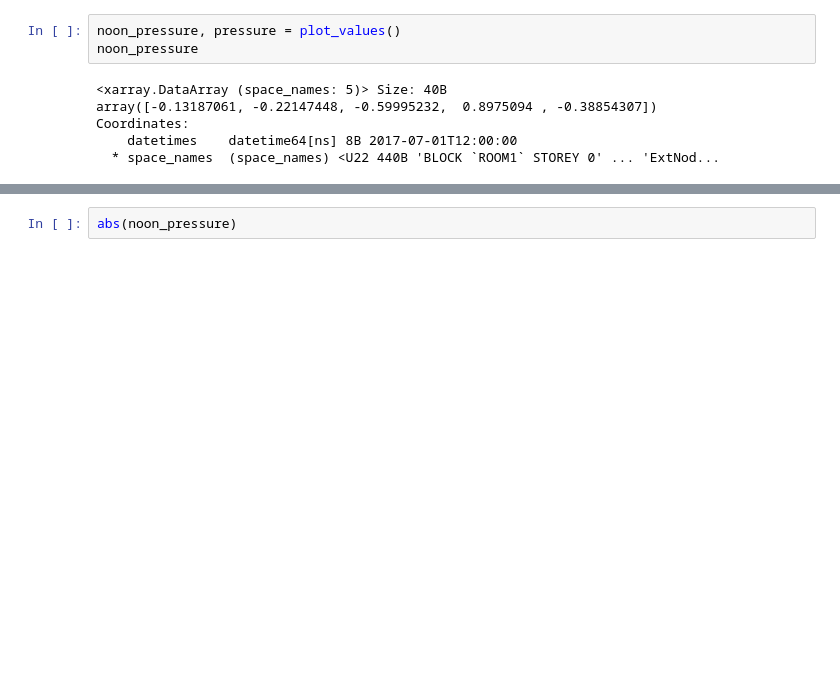
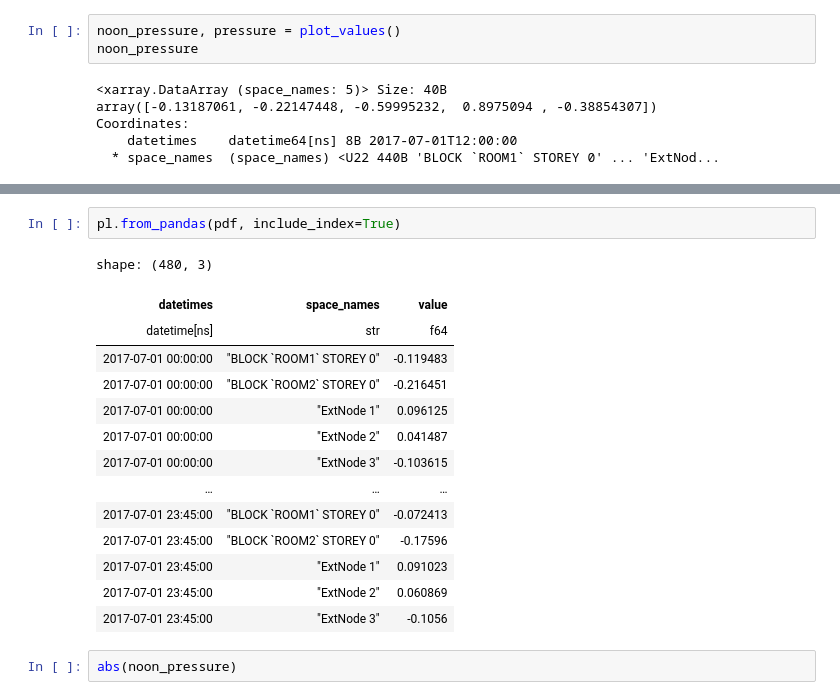
Before and after one commit to juliet29/plan2eplus, a Jupyter notebook: notebooks/xarray.ipynb, the cells around one changed output, grey strips where cells are left out. Drawn from its saved outputs; the diff is of its cells as text; blank space fills up the shorter version.

```diff
--- a/notebooks/xarray.ipynb
+++ b/notebooks/xarray.ipynb
@@ -35,3 +55,20 @@ Coordinates:
+# %%
+pl.from_pandas(pdf, include_index=True)
+# %% [output]
+shape: (480, 3)
+| datetimes | space_names | value |
+| datetime[ns] | str | f64 |
+| 2017-07-01 00:00:00 | "BLOCK `ROOM1` STOREY 0" | -0.119483 |
+| 2017-07-01 00:00:00 | "BLOCK `ROOM2` STOREY 0" | -0.216451 |
+| 2017-07-01 00:00:00 | "ExtNode 1" | 0.096125 |
+| 2017-07-01 00:00:00 | "ExtNode 2" | 0.041487 |
+| 2017-07-01 00:00:00 | "ExtNode 3" | -0.103615 |
+| … | … | … |
+| 2017-07-01 23:45:00 | "BLOCK `ROOM1` STOREY 0" | -0.072413 |
+| 2017-07-01 23:45:00 | "BLOCK `ROOM2` STOREY 0" | -0.17596 |
+| 2017-07-01 23:45:00 | "ExtNode 1" | 0.091023 |
+| 2017-07-01 23:45:00 | "ExtNode 2" | 0.060869 |
+| 2017-07-01 23:45:00 | "ExtNode 3" | -0.1056 |
 # %%
 abs(noon_pressure)
 # %% [output]
```
Also changed, not shown: parts of 2 cells of this notebook, 43 other files.
